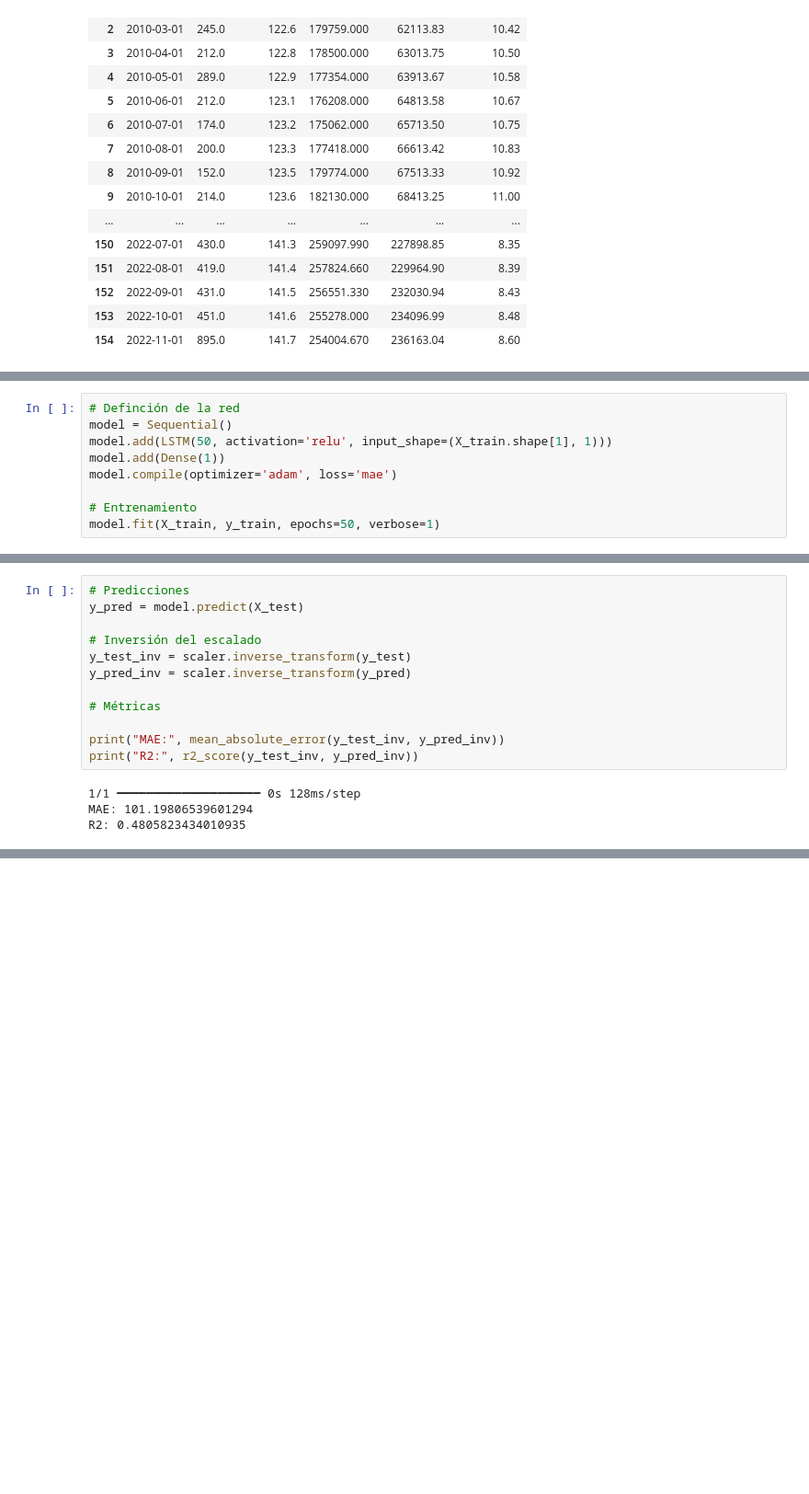
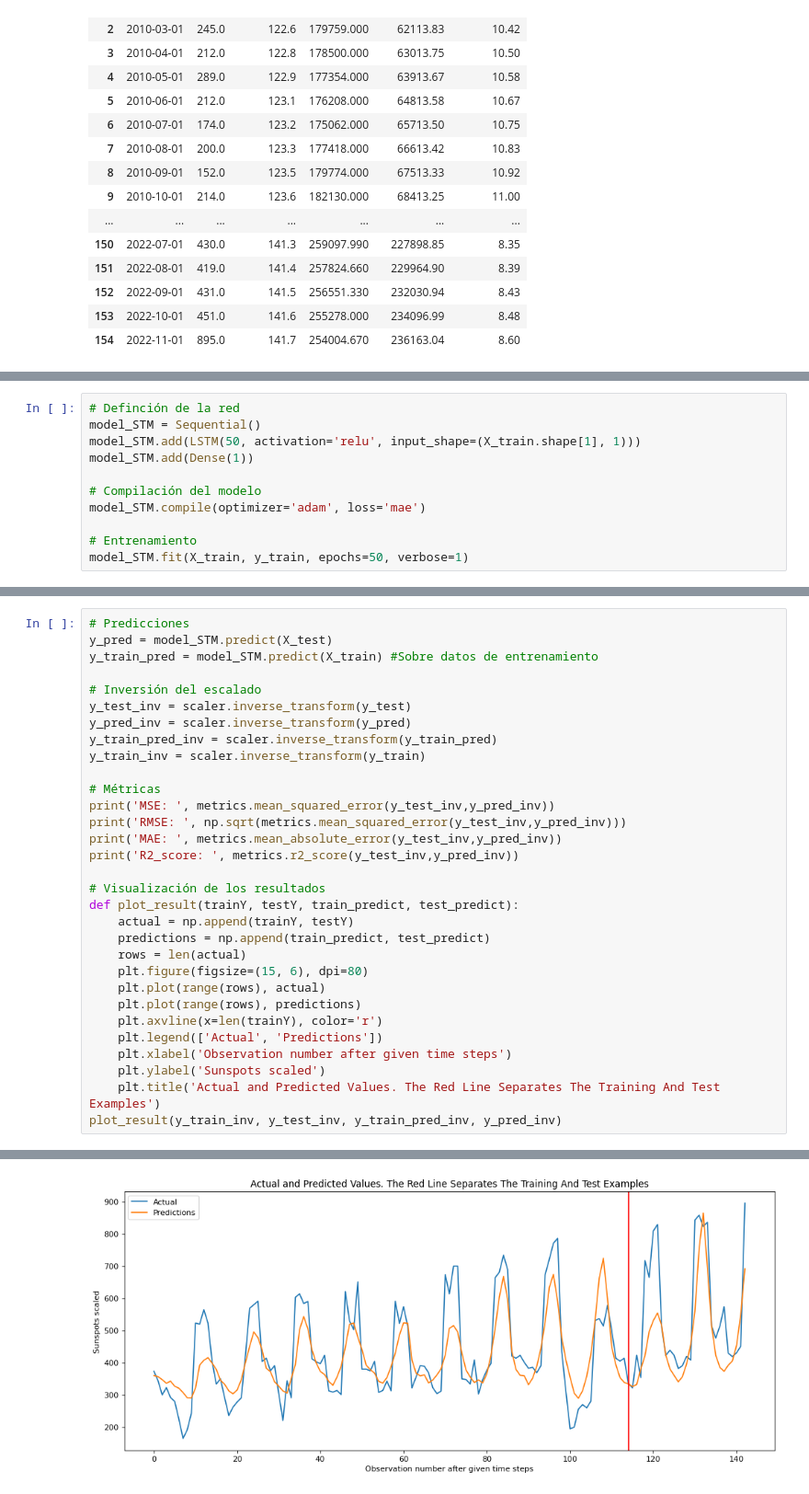
Before and after one commit to lfsotoc/cement_sales, a Jupyter notebook: notebook.ipynb, the cells around one changed output, grey strips where cells are left out. Shown at 92% size. Cells and saved outputs as stored; diff of their text form; blank space fills up the shorter version.

```diff
--- a/notebook.ipynb
+++ b/notebook.ipynb
@@ -417,11 +516,13 @@ y_train, y_test = y[:split], y[split:]
 # %%
 # Definción de la red
-model = Sequential()
-model.add(LSTM(50, activation='relu', input_shape=(X_train.shape[1], 1)))
-model.add(Dense(1))
-model.compile(optimizer='adam', loss='mae')
+model_STM = Sequential()
+model_STM.add(LSTM(50, activation='relu', input_shape=(X_train.shape[1], 1)))
+model_STM.add(Dense(1))
+
+# Compilación del modelo
+model_STM.compile(optimizer='adam', loss='mae')
 
 # Entrenamiento
-model.fit(X_train, y_train, epochs=50, verbose=1)
+model_STM.fit(X_train, y_train, epochs=50, verbose=1)
 # %% [output]
 Epoch 1/50
@@ -445,16 +547,32 @@ Epoch 50/50
-# %%
-# Predicciones
-y_pred = model.predict(X_test)
-
-# Inversión del escalado
-y_test_inv = scaler.inverse_transform(y_test)
-y_pred_inv = scaler.inverse_transform(y_pred)
-
-# Métricas
-
-print("MAE:", mean_absolute_error(y_test_inv, y_pred_inv))
-print("R2:", r2_score(y_test_inv, y_pred_inv))
-# %% [output]
-1/1 ━━━━━━━━━━━━━━━━━━━━ 0s 128ms/step
-MAE: 101.19806539601294
-R2: 0.4805823434010935
+# %%
+# Predicciones
+y_pred = model_STM.predict(X_test)
+y_train_pred = model_STM.predict(X_train) #Sobre datos de entrenamiento
+
+# Inversión del escalado
+y_test_inv = scaler.inverse_transform(y_test)
+y_pred_inv = scaler.inverse_transform(y_pred)
+y_train_pred_inv = scaler.inverse_transform(y_train_pred)
+y_train_inv = scaler.inverse_transform(y_train)
+
+# Métricas
+print('MSE: ', metrics.mean_squared_error(y_test_inv,y_pred_inv))
+print('RMSE: ', np.sqrt(metrics.mean_squared_error(y_test_inv,y_pred_inv)))
+print('MAE: ', metrics.mean_absolute_error(y_test_inv,y_pred_inv))
+print('R2_score: ', metrics.r2_score(y_test_inv,y_pred_inv))
+
+# Visualización de los resultados
+def plot_result(trainY, testY, train_predict, test_predict):
+    actual = np.append(trainY, testY)
+    predictions = np.append(train_predict, test_predict)
+    rows = len(actual)
+    plt.figure(figsize=(15, 6), dpi=80)
+    plt.plot(range(rows), actual)
+    plt.plot(range(rows), predictions)
+    plt.axvline(x=len(trainY), color='r')
+    plt.legend(['Actual', 'Predictions'])
+    plt.xlabel('Observation number after given time steps')
+    plt.ylabel('Sunspots scaled')
+    plt.title('Actual and Predicted Values. The Red Line Separates The Training And Test Examples')
+plot_result(y_train_inv, y_test_inv, y_train_pred_inv, y_pred_inv)
+# %% [output]
@@ -460,0 +585 @@ R2: 0.4805823434010935
+[figure, added]
```
Also changed, not shown: parts of 18 cells of this notebook.
